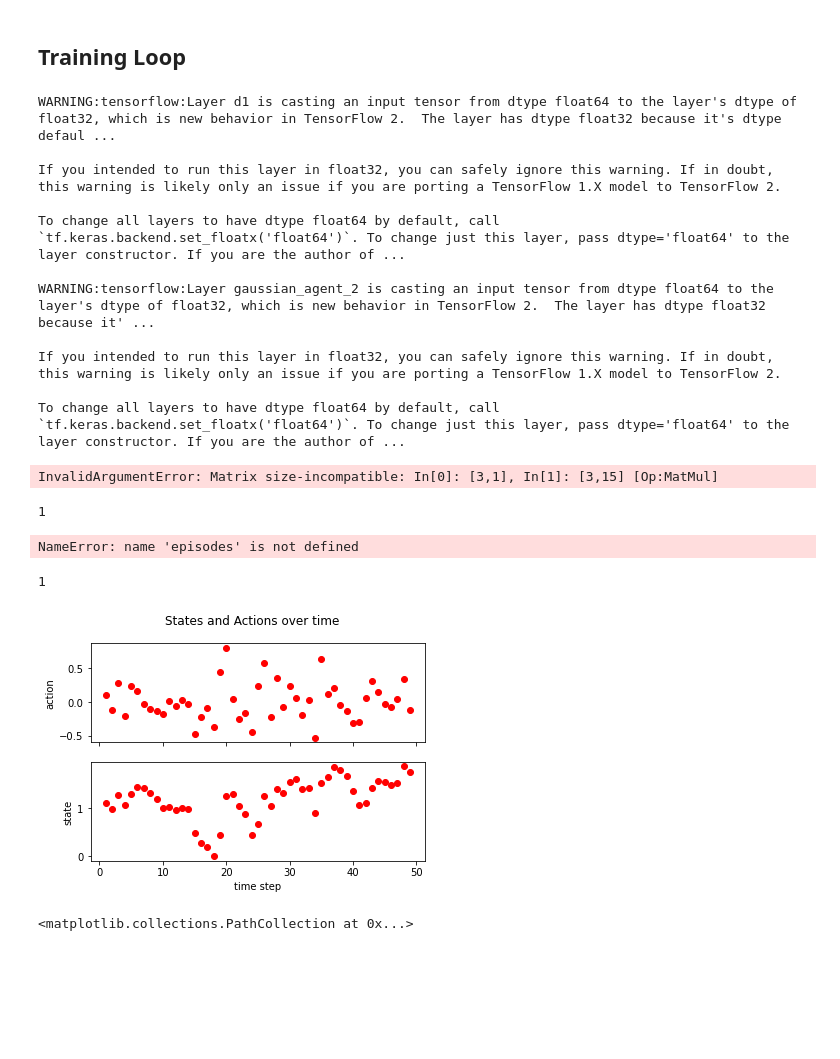
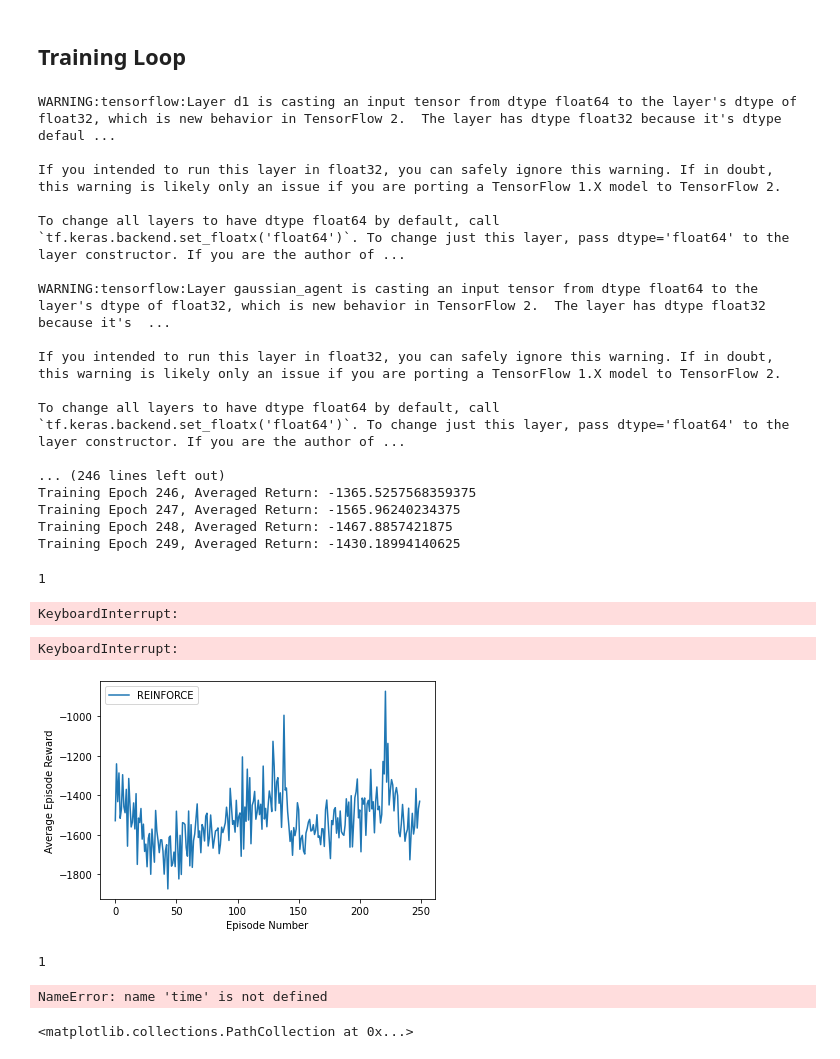
Before and after one commit to Sicelukwanda/action_priors, a Jupyter notebook: notebooks/reinforce_multiple_trajectories_pendulum.ipynb, the cells around one changed output. Cells and saved outputs as stored; diff of their text form; code cells hidden in the pictures; blank space fills up the shorter version.

Commit message:
Adding inverted Pendulum

```diff
--- a/notebooks/reinforce_multiple_trajectories_pendulum.ipynb
+++ b/notebooks/reinforce_multiple_trajectories_pendulum.ipynb
@@ -48,10 +49,11 @@ def get_episode_trajectory(env, agent, max_steps=1000):
     action_list = []
     value_list = []
 
-
+    env = gym.make("Pendulum-v0")
     done = False
     obs = env.reset()
     for i in range(max_steps):
+
         observation_list.append(obs.copy())
         out = agent(obs)
 
@@ -62,8 +64,9 @@ def get_episode_trajectory(env, agent, max_steps=1000):
         action_list.append(action.copy())
         if "Value" in out:
             value_list.append(out["Value"])
-
+        env.render(mode='human')
         if done:
+            env.close()
             break
 
     ret = {
@@ -74,6 +77,7 @@ def get_episode_trajectory(env, agent, max_steps=1000):
     if len(value_list) > 0:
         ret["Values"] = value_list
 
+
     return ret
 # %%
 def reward_to_go(rewards):
@@ -176,7 +180,7 @@ def train_policy_grad(env, agent, num_epochs=250):
 # load agent
 from src.agents.AgentMLPTF import GaussianAgent
 
-agent_mlp_tf = GaussianAgent(action_dim=3,state_dim=3)
+agent_mlp_tf = GaussianAgent(action_dim=1,state_dim=3)
 (episodes, rewards) = train_policy_grad(env, agent_mlp_tf)
 # %% [output]
 WARNING:tensorflow:Layer d1 is casting an input tensor from dtype float64 to the layer's dtype of float32, which is new behavior in TensorFlow 2.  The layer has dtype float32 because it's dtype defaul ...
@@ -185,12 +189,17 @@ If you intended to run this layer in float32, you can safely ignore this warning
 
 To change all layers to have dtype float64 by default, call `tf.keras.backend.set_floatx('float64')`. To change just this layer, pass dtype='float64' to the layer constructor. If you are the author of ...
 
-WARNING:tensorflow:Layer gaussian_agent_2 is casting an input tensor from dtype float64 to the layer's dtype of float32, which is new behavior in TensorFlow 2.  The layer has dtype float32 because it' ...
+WARNING:tensorflow:Layer gaussian_agent is casting an input tensor from dtype float64 to the layer's dtype of float32, which is new behavior in TensorFlow 2.  The layer has dtype float32 because it's  ...
 
 If you intended to run this layer in float32, you can safely ignore this warning. If in doubt, this warning is likely only an issue if you are porting a TensorFlow 1.X model to TensorFlow 2.
 
 To change all layers to have dtype float64 by default, call `tf.keras.backend.set_floatx('float64')`. To change just this layer, pass dtype='float64' to the layer constructor. If you are the author of ...
+
+... (246 lines left out)
+Training Epoch 246, Averaged Return: -1365.5257568359375
+Training Epoch 247, Averaged Return: -1565.96240234375
+Training Epoch 248, Averaged Return: -1467.8857421875
+Training Epoch 249, Averaged Return: -1430.18994140625
-InvalidArgumentError: Matrix size-incompatible: In[0]: [3,1], In[1]: [3,15] [Op:MatMul]
 # %%
 s = env.reset()
 print(np.array(s.ndim))
@@ -202,19 +211,21 @@ for i in range(eps):
     rewards_1.append(np.sum(traj["Rewards"]))
 # %% [output]
 1
+KeyboardInterrupt:
+KeyboardInterrupt:
 # %%
 plt.plot(episodes, rewards, label="REINFORCE")
-plt.plot(episodes, rewards_1, label="Random")
+#plt.plot(episodes, rewards_1, label="Random")
 plt.xlabel('Episode Number')
 plt.ylabel('Average Episode Reward')
 plt.legend()
 plt.show()
 # %% [output]
-NameError: name 'episodes' is not defined
+[figure, added]
 # %%
 %autoreload 2
 # instantiate env
-env = LinearEnv(8,randomize=False, visualize=True)
+# env = LinearEnv(8,randomize=False, visualize=True)
 
 s = env.reset()
 print(np.array(s.ndim))
@@ -230,7 +241,7 @@ for i in range(eps):
         break
 # %% [output]
 1
-[figure, removed]
+NameError: name 'time' is not defined
 # %%
 arr = np.array(states)
 plt.scatter(list(range(arr.shape[0])),arr[:,0])
```
Also changed, not shown: parts of 4 cells of this notebook, 1 other file.
